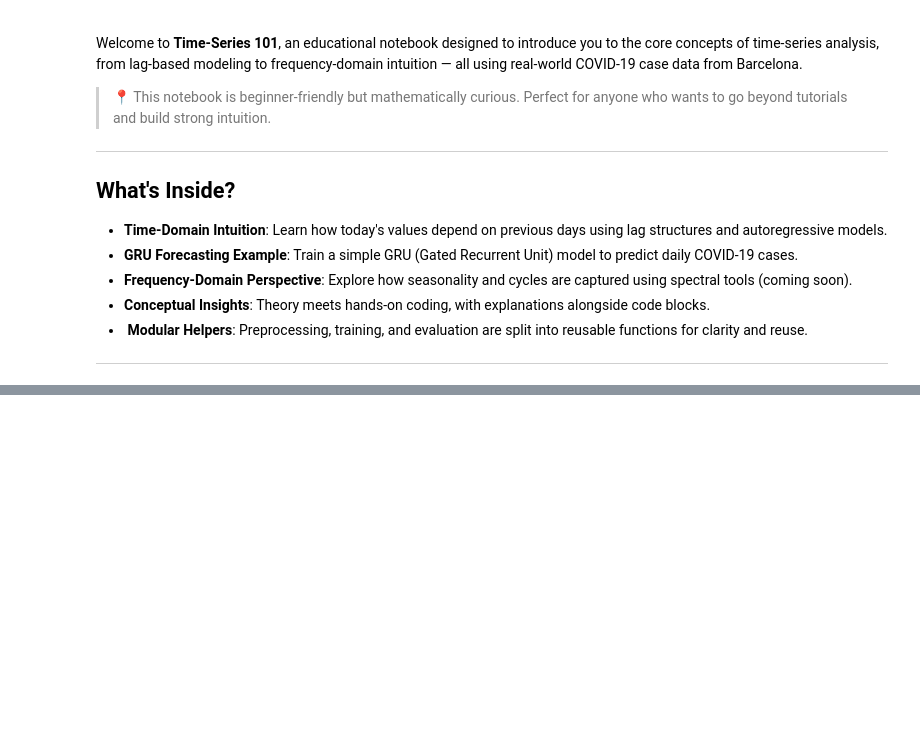
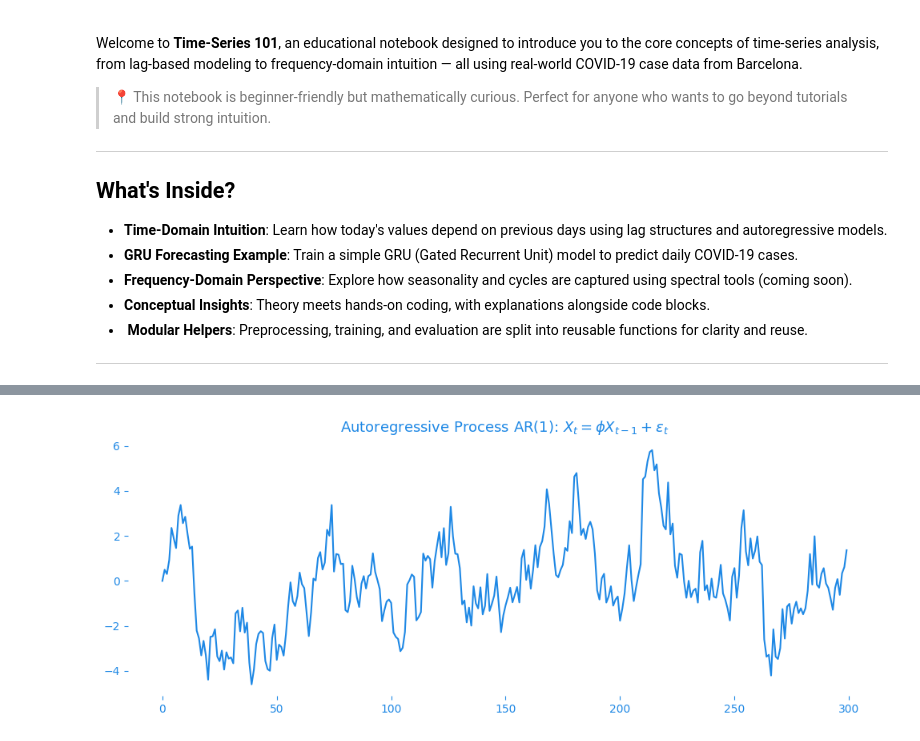
Before and after one commit to Youssef-Malek2004/Blog-Notebooks, a Jupyter notebook: Blog-Notebooks/Time-Series-101/Time-Series-101.ipynb, the cells around one changed output, grey strips where cells are left out. Saved outputs shown, nothing was run; the diff lists cells and outputs as text; code cells hidden in the pictures; blank space fills up the shorter version.

```diff
--- a/Blog-Notebooks/Time-Series-101/Time-Series-101.ipynb
+++ b/Blog-Notebooks/Time-Series-101/Time-Series-101.ipynb
@@ -78,0 +254,28 @@ plt.show()
+# %%
+# --- AR(1) Generation ---
+phi = 0.9
+n = 300
+ar = np.zeros(n)
+
+np.random.seed(42)
+for t in range(1, n):
+    ar[t] = phi * ar[t - 1] + np.random.normal()
+
+# --- Plot ---
+fig, ax = plt.subplots(figsize=(10, 4))
+
+# Plot
+ax.plot(np.arange(n), ar, color="#1e88e5", linewidth=1.5)
+
+# Styling
+ax.set_title("Autoregressive Process AR(1): $X_t = \\phi X_{t-1} + \\varepsilon_t$", fontsize=13, color="#1e88e5")
+ax.tick_params(colors="#1e88e5")
+
+for spine in ax.spines.values():
+    spine.set_visible(False)
+
+plt.tight_layout()
+plt.savefig("./assets/ar1_process.png", dpi=300, transparent=True)
+plt.show()
+# %% [output]
+[figure, added]
```
Also changed, not shown: parts of 13 cells of this notebook, 7 other files.
